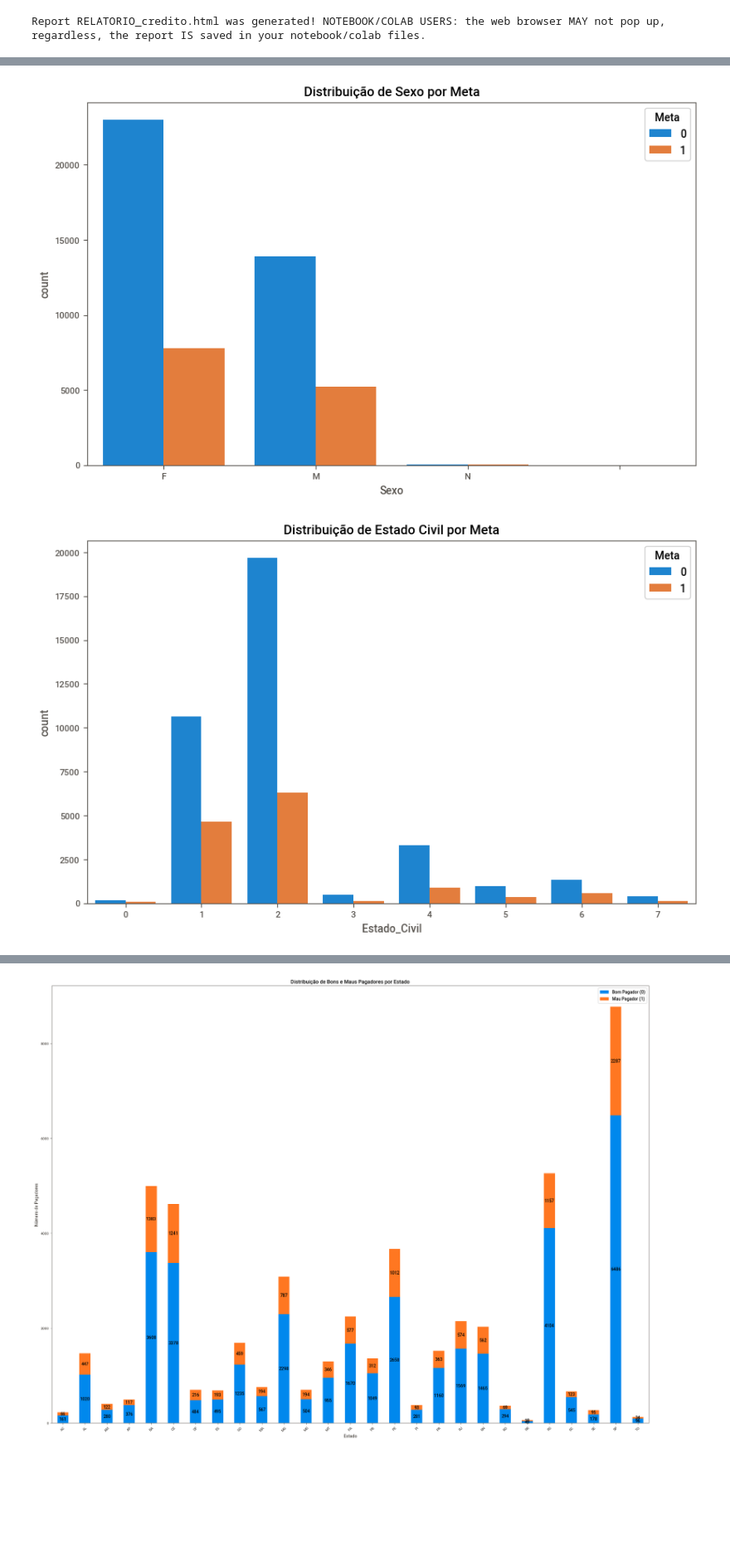
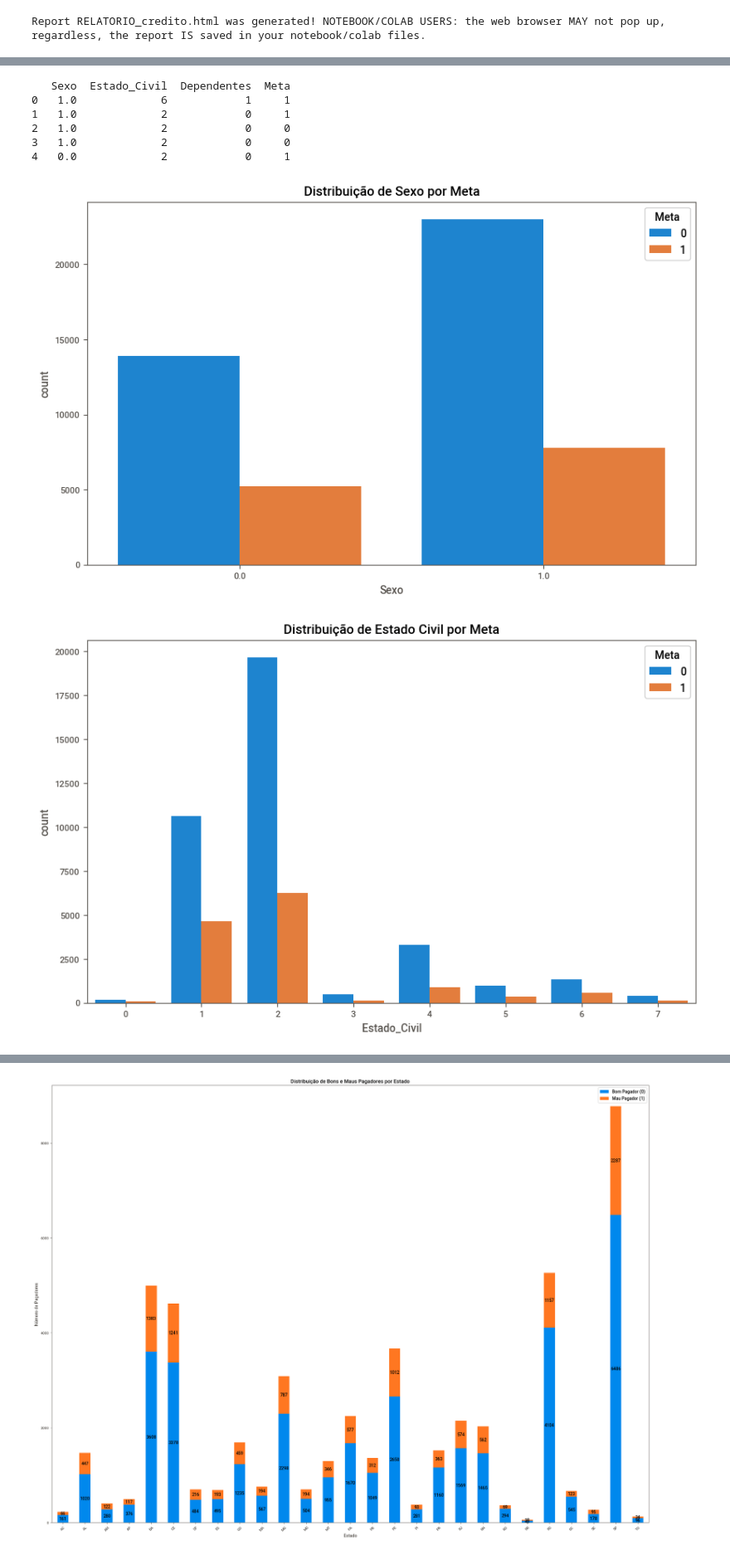
Before and after one commit to friozi/Data-processing-with-python, a Jupyter notebook: Trabalho_final_Python.ipynb, the cells around one changed output, grey strips where cells are left out. Shown: that part at 83% size. Cells and saved outputs as stored; diff of their text form; code cells hidden in the pictures; blank space fills up the shorter version.

```diff
--- a/Trabalho_final_Python.ipynb
+++ b/Trabalho_final_Python.ipynb
@@ -67,48 +67,57 @@ Nível Educacional: Parece haver uma relação entre escolaridade e inadimplênc
 # %%
 #2.1 Como as features sexo, estado civil, quantidade de dependentes e nível educacional está relacionada com a variável meta?
 
+import pandas as pd
+import sweetviz as sweetviz
+import matplotlib.pyplot as plt
+import seaborn as sns
+import scipy.stats as stats
 
 sexo = df[6]
 estado_civil = df[7]
 dependentes = df[8]
 nivel_educacional = df[9]
-meta = df[53]
+meta = df[53]          # Variável Alvo: BAD=1, BOM=0
 
 dados = pd.DataFrame({
     'Sexo': sexo,
     'Estado_Civil': estado_civil,
     'Dependentes': dependentes,
-    'Nivel_Educacional': nivel_educacional,
     'Meta': meta
 })
+
+dados = dados[dados['Sexo'] != 'N']
+dados['Sexo'] = dados['Sexo'].map({'F': 1, 'M': 0})
+print(dados.head())
+# %% [output]
+   Sexo  Estado_Civil  Dependentes  Meta
+0   1.0             6            1     1
+1   1.0             2            0     1
+2   1.0             2            0     0
+3   1.0             2            0     0
+4   0.0             2            0     1
 # %%
 import seaborn as sns
 import matplotlib.pyplot as plt
 
 # Gráficos de barras Sexo x Meta
 plt.figure(figsize=(10, 6))
 sns.countplot(data=dados, x='Sexo', hue='Meta')
 plt.title('Distribuição de Sexo por Meta')
 plt.show()
 
 # Estado Civil vs Meta
 plt.figure(figsize=(10, 6))
 sns.countplot(data=dados, x='Estado_Civil', hue='Meta')
 plt.title('Distribuição de Estado Civil por Meta')
 plt.show()
 
 # Dependentes vs Meta
 plt.figure(figsize=(10, 6))
 sns.countplot(data=dados, x='Dependentes', hue='Meta')
 plt.title('Distribuição de Dependentes por Meta')
 plt.show()
-
-# Nível Educacional vs Meta
-plt.figure(figsize=(10, 6))
-sns.countplot(data=dados, x='Nivel_Educacional', hue='Meta')
-plt.title('Distribuição de Nível Educacional por Meta')
-plt.show()
 # %% [output]
-[figure, old version]
+[figure, new version]
 [figure]
 [figure]
```
Also changed, not shown: parts of 5 cells of this notebook.
